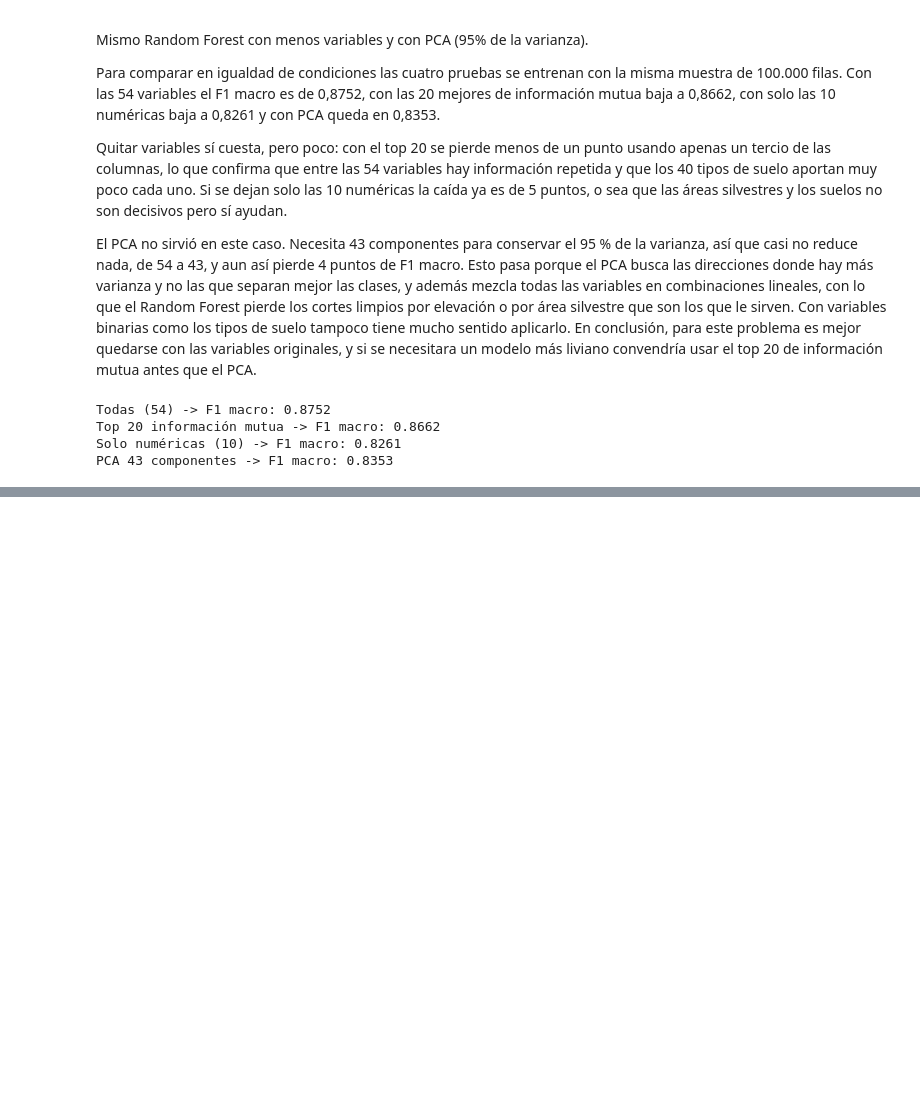
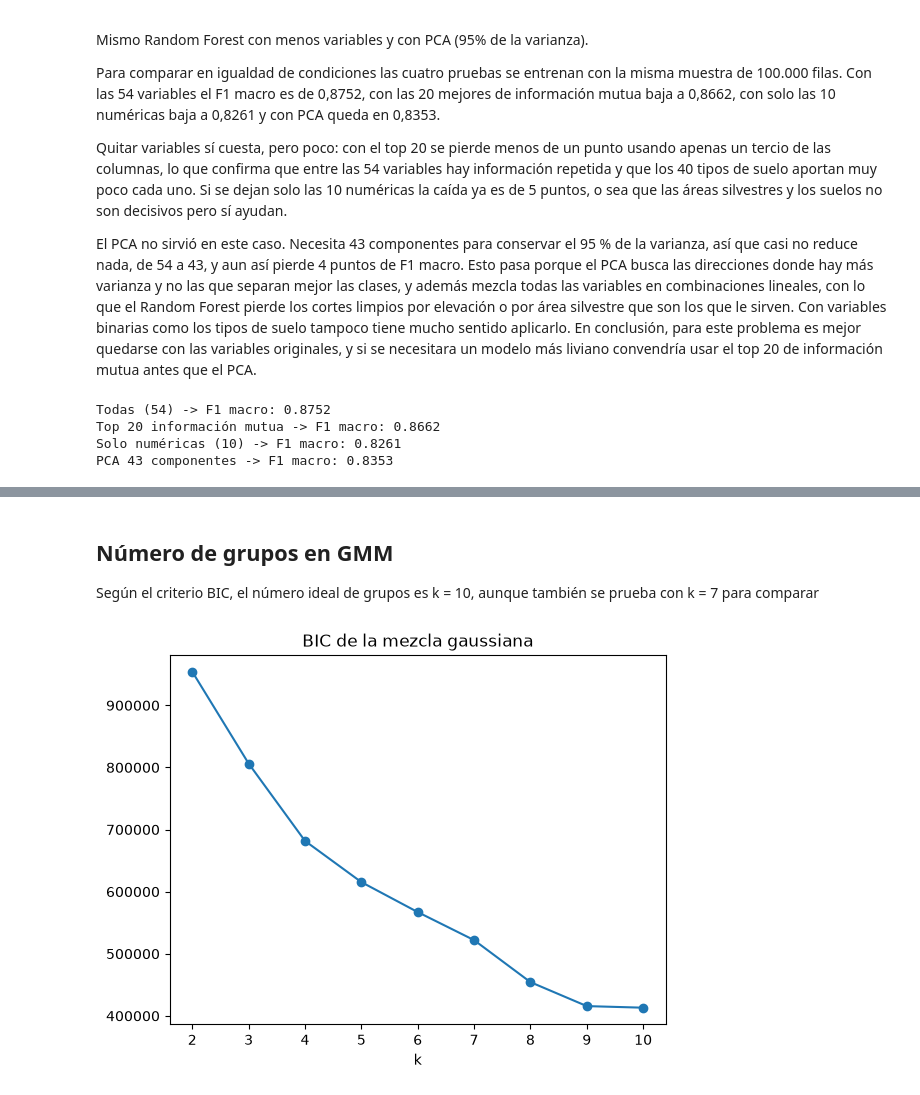
Before and after one commit to DiegoGc4x/evaluacion-4, a Jupyter notebook: covertype_equipo8.ipynb, the cells around one changed output, grey strips where cells are left out. Saved outputs shown, nothing was run; the diff lists cells and outputs as text; code cells hidden in the pictures; blank space fills up the shorter version.

```diff
--- a/covertype_equipo8.ipynb
+++ b/covertype_equipo8.ipynb
@@ -606,0 +651,17 @@ PCA 43 componentes -> F1 macro: 0.8353
+# %% [markdown]
+## Número de grupos en GMM
+Según el criterio BIC, el número ideal de grupos es k = 10, aunque también se prueba con k = 7 para comparar
+# %%
+from sklearn.mixture import GaussianMixture
+
+bics = []
+for k in k_valores:
+    gmm = GaussianMixture(n_components=k, random_state=42).fit(Z)
+    bics.append(gmm.bic(Z))
+
+plt.plot(k_valores, bics, marker='o')
+plt.title('BIC de la mezcla gaussiana')
+plt.xlabel('k')
+plt.show()
+# %% [output]
+[figure, added]
```
Also changed, not shown: parts of 30 cells of this notebook.
